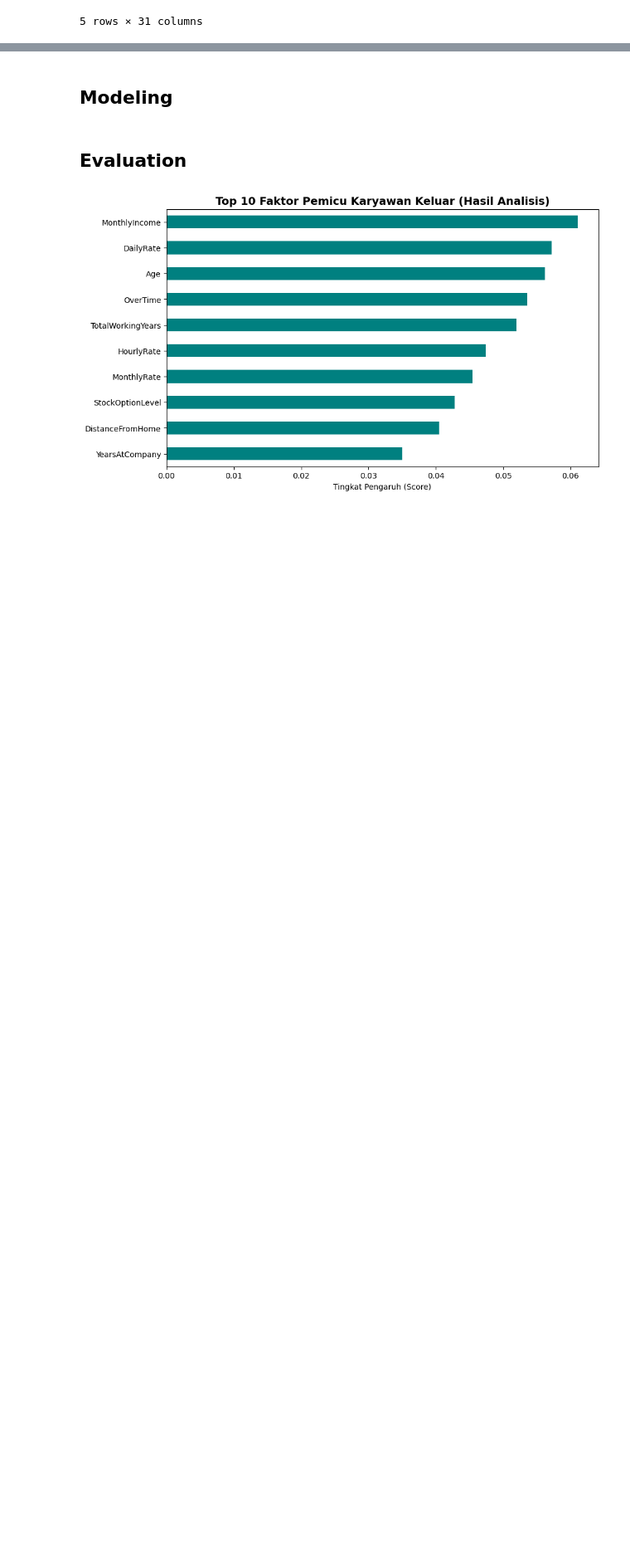
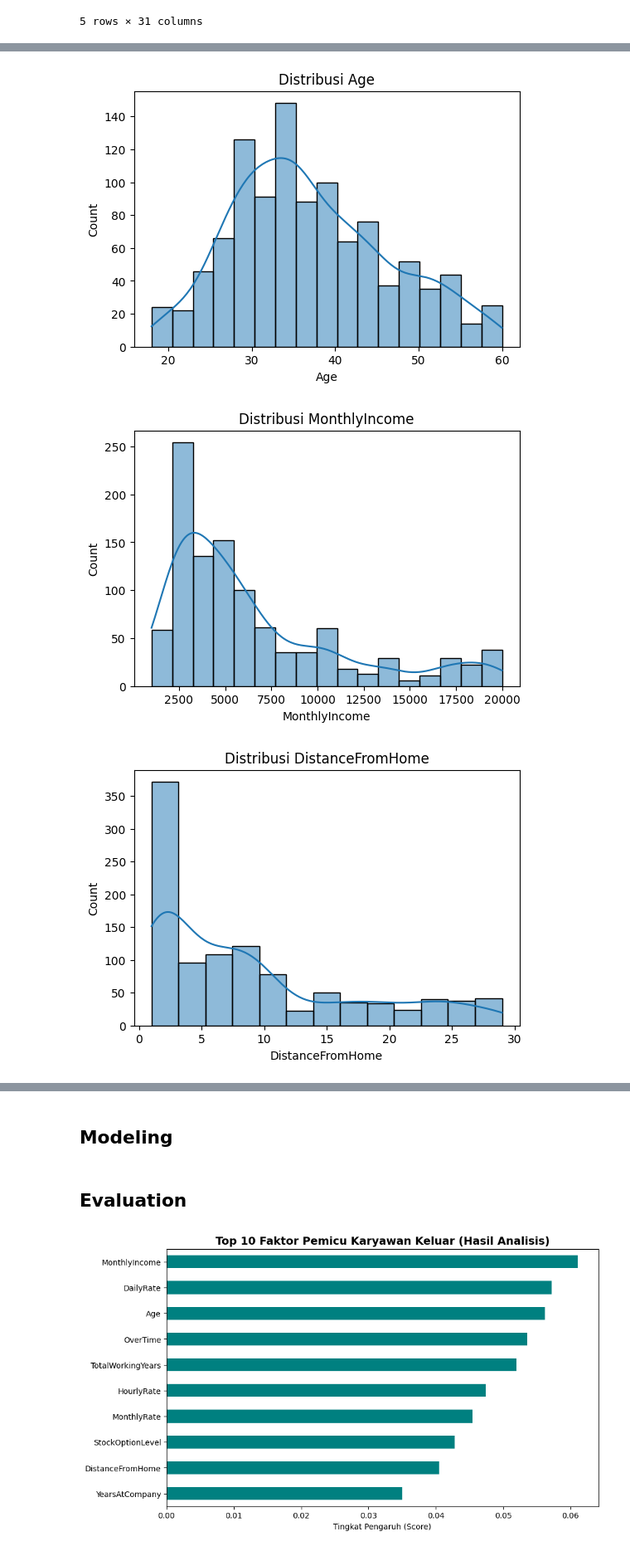
Before and after one commit to Fayshal697/Dicoding_Menyelesaikan-Permasalahan-HR_fayshalkaran97, a Jupyter notebook: notebook.ipynb, the cells around one changed output, grey strips where cells are left out. Shown at 83% size. Drawn from its saved outputs; the diff is of its cells as text; code cells hidden in the pictures; blank space fills up the shorter version.

```diff
--- a/notebook.ipynb
+++ b/notebook.ipynb
@@ -136,0 +156,13 @@ Ukuran data setelah dibersihkan: (1058, 31)
+# %%
+# Distribusi Numerikal (contoh: Age, MonthlyIncome)
+num_cols = ['Age', 'MonthlyIncome', 'DistanceFromHome']
+
+for col in num_cols:
+    plt.figure(figsize=(6,4))
+    sns.histplot(df_clean[col], kde=True)
+    plt.title(f'Distribusi {col}')
+    plt.show()
+# %% [output]
+[figure, added]
+[figure, added]
+[figure, added]
```
Also changed, not shown: parts of 15 cells of this notebook.
